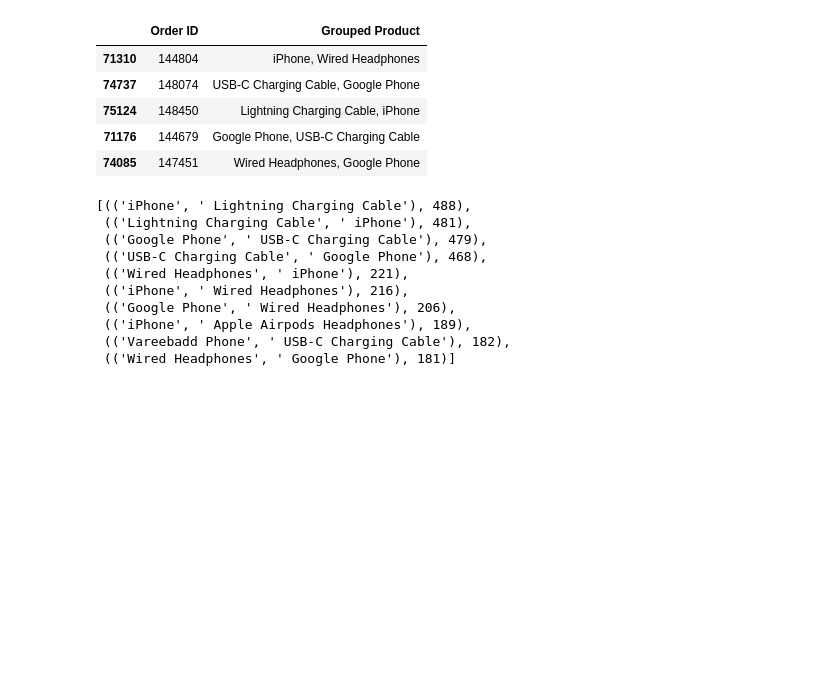
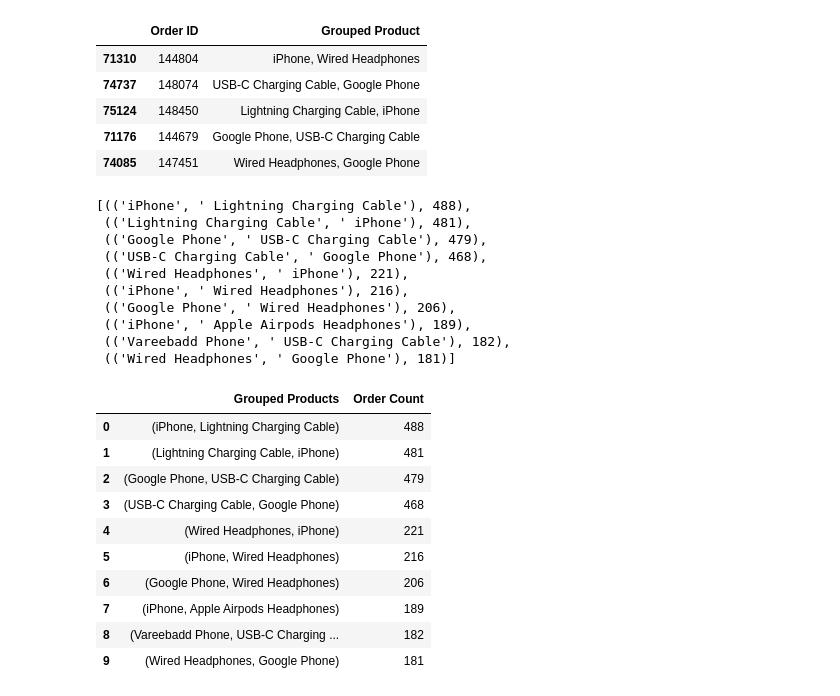
Before and after one commit to freya-colle/python_datascience_project, a Jupyter notebook: project1_sales_analysis/pro1.ipynb, the cells around one changed output. Drawn from its saved outputs; the diff is of its cells as text; code cells hidden in the pictures; blank space fills up the shorter version.

```diff
--- a/project1_sales_analysis/pro1.ipynb
+++ b/project1_sales_analysis/pro1.ipynb
@@ -245,3 +245,27 @@ count.most_common(10)
  (('iPhone', ' Apple Airpods Headphones'), 189),
  (('Vareebadd Phone', ' USB-C Charging Cable'), 182),
  (('Wired Headphones', ' Google Phone'), 181)]
+# %%
+from IPython.display import display
+top_10_list = count.most_common(10)
+
+grouped_product_list = {"Grouped Products": [], "Order Count": []}
+for i in range(0, 10):
+    grouped_product_list["Grouped Products"].append(top_10_list[i][0])
+    grouped_product_list["Order Count"].append(top_10_list[i][1])
+
+top10_product_table = pd.DataFrame(grouped_product_list)
+top10_product_table.to_csv("top10_grouped_products.csv", index=False)
+display(top10_product_table)
+# %% [output]
+|  | Grouped Products | Order Count |
+| 0 | (iPhone, Lightning Charging Cable) | 488 |
+| 1 | (Lightning Charging Cable, iPhone) | 481 |
+| 2 | (Google Phone, USB-C Charging Cable) | 479 |
+| 3 | (USB-C Charging Cable, Google Phone) | 468 |
+| 4 | (Wired Headphones, iPhone) | 221 |
+| 5 | (iPhone, Wired Headphones) | 216 |
+| 6 | (Google Phone, Wired Headphones) | 206 |
+| 7 | (iPhone, Apple Airpods Headphones) | 189 |
+| 8 | (Vareebadd Phone, USB-C Charging ... | 182 |
+| 9 | (Wired Headphones, Google Phone) | 181 |
```
Also changed, not shown: parts of 2 cells of this notebook, 2 other files.
